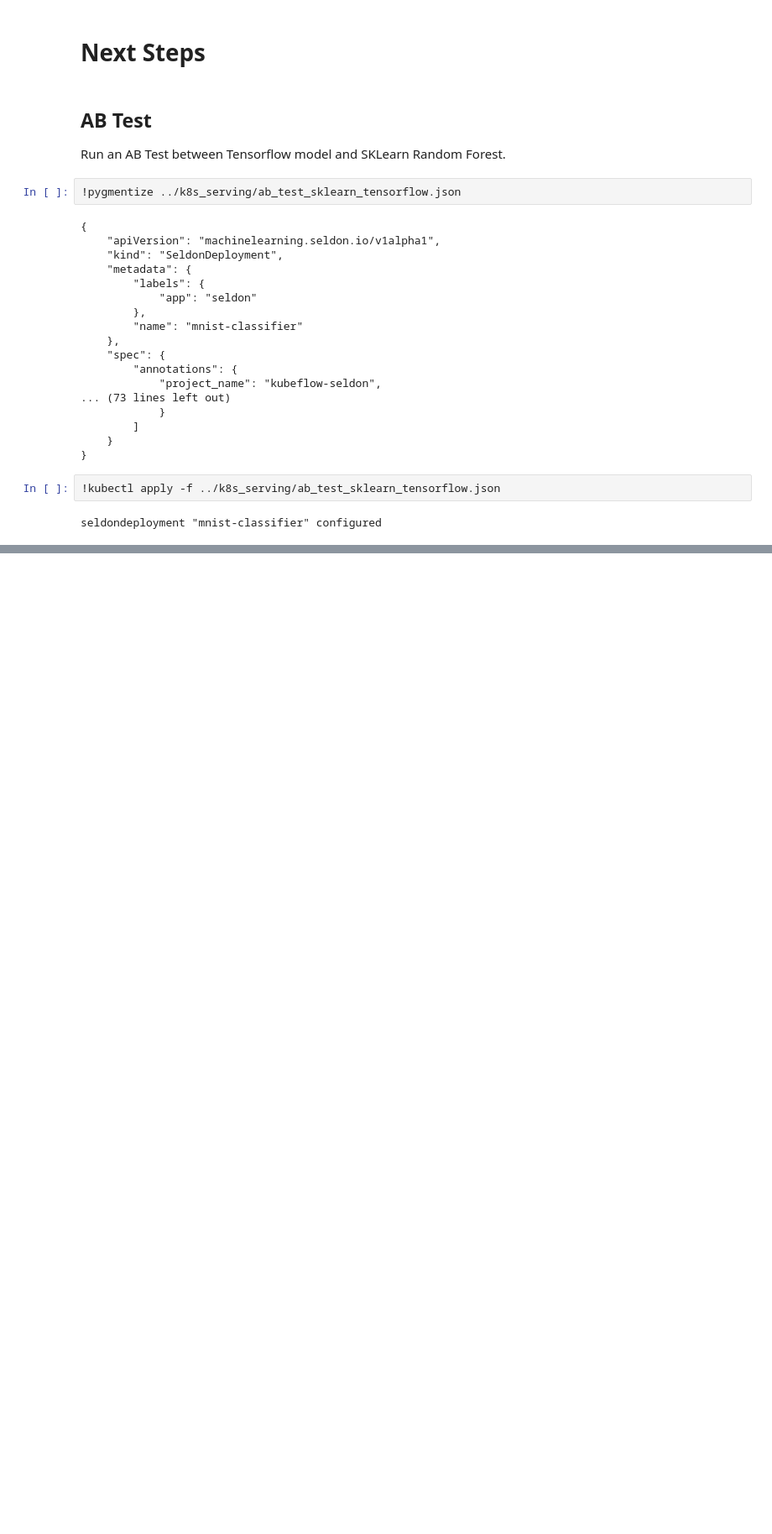
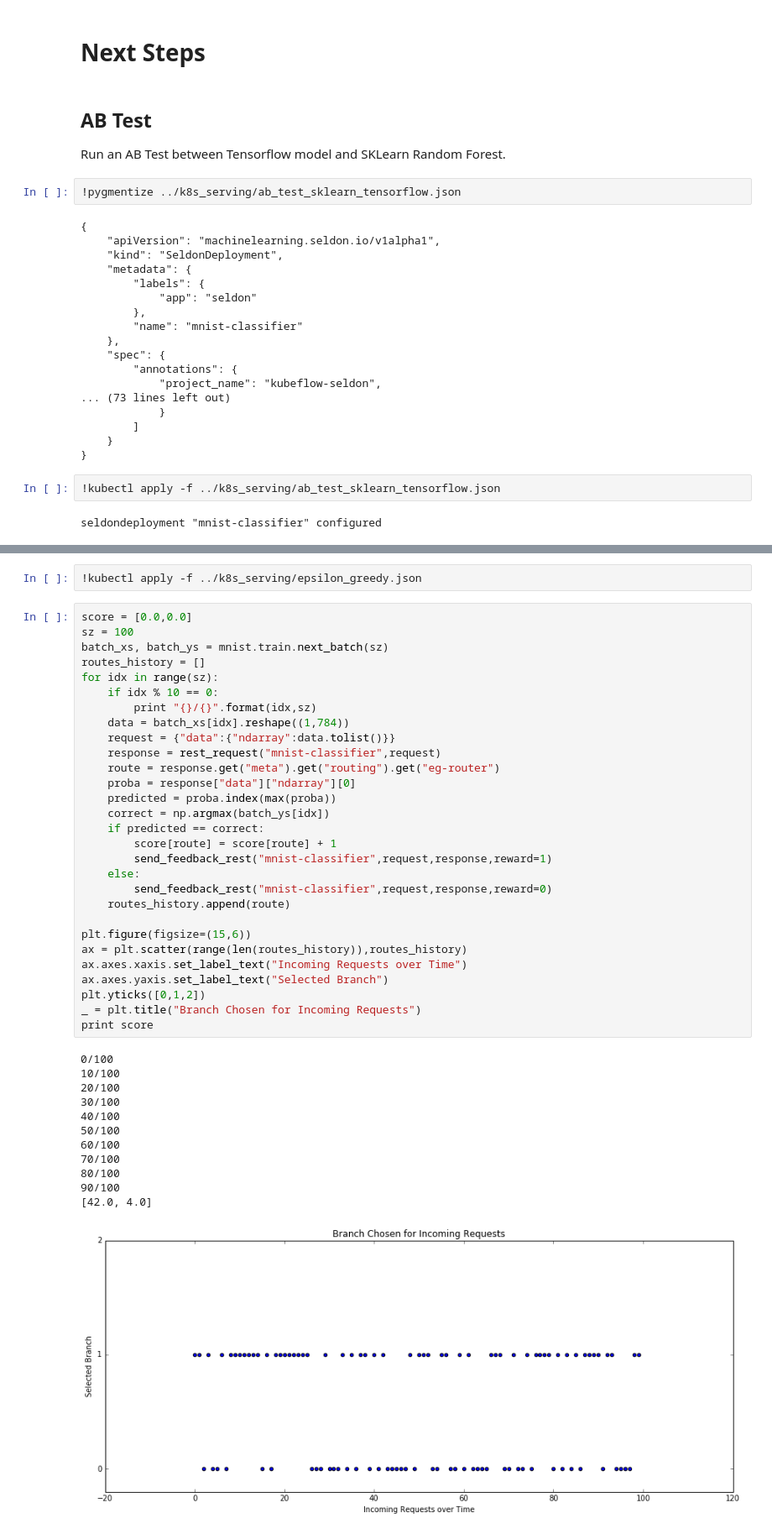
Before and after one commit to kubeflow/example-seldon, a Jupyter notebook: notebooks/example.ipynb, the cells around one changed output, grey strips where cells are left out. Shown at 84% size. Drawn from its saved outputs; the diff is of its cells as text; blank space fills up the shorter version.

Commit message:
add e-greedy MAB example

```diff
--- a/notebooks/example.ipynb
+++ b/notebooks/example.ipynb
@@ -280,0 +306,44 @@ rest_request("mnist-classifier",batch_xs[chosen].reshape((1,784)))
+# %%
+!kubectl apply -f ../k8s_serving/epsilon_greedy.json
+# %%
+score = [0.0,0.0]
+sz = 100
+batch_xs, batch_ys = mnist.train.next_batch(sz)
+routes_history = []
+for idx in range(sz):
+    if idx % 10 == 0:
+        print "{}/{}".format(idx,sz)
+    data = batch_xs[idx].reshape((1,784))
+    request = {"data":{"ndarray":data.tolist()}}
+    response = rest_request("mnist-classifier",request)
+    route = response.get("meta").get("routing").get("eg-router")
+    proba = response["data"]["ndarray"][0]
+    predicted = proba.index(max(proba))
+    correct = np.argmax(batch_ys[idx])
+    if predicted == correct:
+        score[route] = score[route] + 1
+        send_feedback_rest("mnist-classifier",request,response,reward=1)
+    else:
+        send_feedback_rest("mnist-classifier",request,response,reward=0)
+    routes_history.append(route)
+
+plt.figure(figsize=(15,6))
+ax = plt.scatter(range(len(routes_history)),routes_history)
+ax.axes.xaxis.set_label_text("Incoming Requests over Time")
+ax.axes.yaxis.set_label_text("Selected Branch")
+plt.yticks([0,1,2])
+_ = plt.title("Branch Chosen for Incoming Requests")
+print score
+# %% [output]
+0/100
+10/100
+20/100
+30/100
+40/100
+50/100
+60/100
+70/100
+80/100
+90/100
+[42.0, 4.0]
+[figure, added]
```
Also changed, not shown: parts of 6 cells of this notebook, 1 other file.
